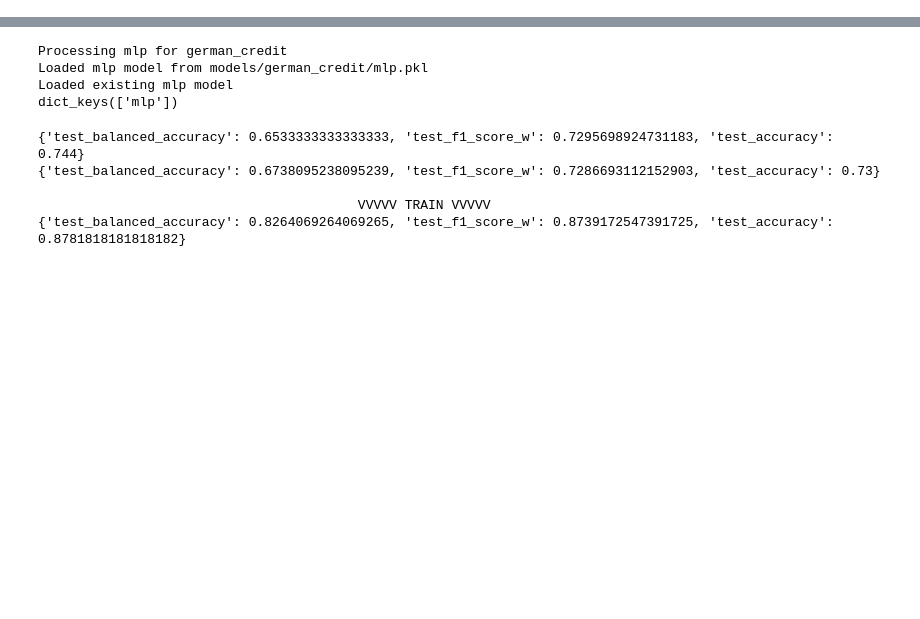
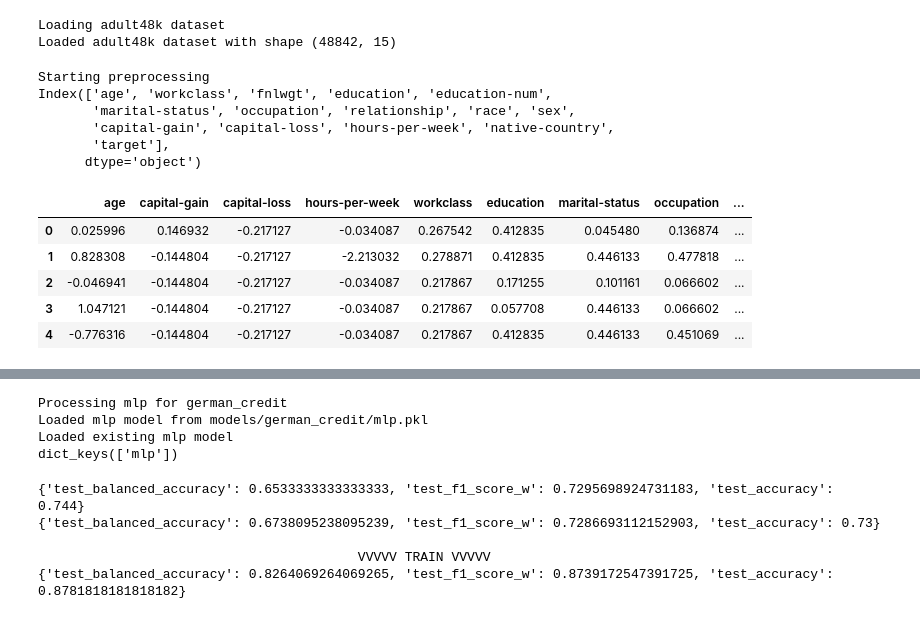
Before and after one commit to clarapunzi/SC-CE, a Jupyter notebook: debug.ipynb, the cells around one changed output, grey strips where cells are left out. Saved outputs shown, nothing was run; the diff lists cells and outputs as text; code cells hidden in the pictures; blank space fills up the shorter version.

```diff
--- a/debug.ipynb
+++ b/debug.ipynb
@@ -13,6 +14,28 @@ import time
 # %%
 config = load_config("config.yaml")
 # %%
-dataset_name = 'german_credit'
+dataset_name = 'adult48k'
 # %%
 data_processor = DataProcessor(config=config)
+# %%
+data = data_processor.load_dataset(dataset_name)
+# %% [output]
+Loading adult48k dataset
+Loaded adult48k dataset with shape (48842, 15)
+# %%
+processed_data = data_processor.preprocess_data(data,
+                                                    dataset_name)
+processed_data[0].head()
+# %% [output]
+Starting preprocessing
+Index(['age', 'workclass', 'fnlwgt', 'education', 'education-num',
+       'marital-status', 'occupation', 'relationship', 'race', 'sex',
+       'capital-gain', 'capital-loss', 'hours-per-week', 'native-country',
+       'target'],
+      dtype='object')
+|  | age | capital-gain | capital-loss | hours-per-week | workclass | education | marital-status | occupation | ... |
+| 0 | 0.025996 | 0.146932 | -0.217127 | -0.034087 | 0.267542 | 0.412835 | 0.045480 | 0.136874 | ... |
+| 1 | 0.828308 | -0.144804 | -0.217127 | -2.213032 | 0.278871 | 0.412835 | 0.446133 | 0.477818 | ... |
+| 2 | -0.046941 | -0.144804 | -0.217127 | -0.034087 | 0.217867 | 0.171255 | 0.101161 | 0.066602 | ... |
+| 3 | 1.047121 | -0.144804 | -0.217127 | -0.034087 | 0.217867 | 0.057708 | 0.446133 | 0.066602 | ... |
+| 4 | -0.776316 | -0.144804 | -0.217127 | -0.034087 | 0.217867 | 0.412835 | 0.446133 | 0.451069 | ... |
```
Also changed, not shown: parts of 4 cells of this notebook, 7 other files.
